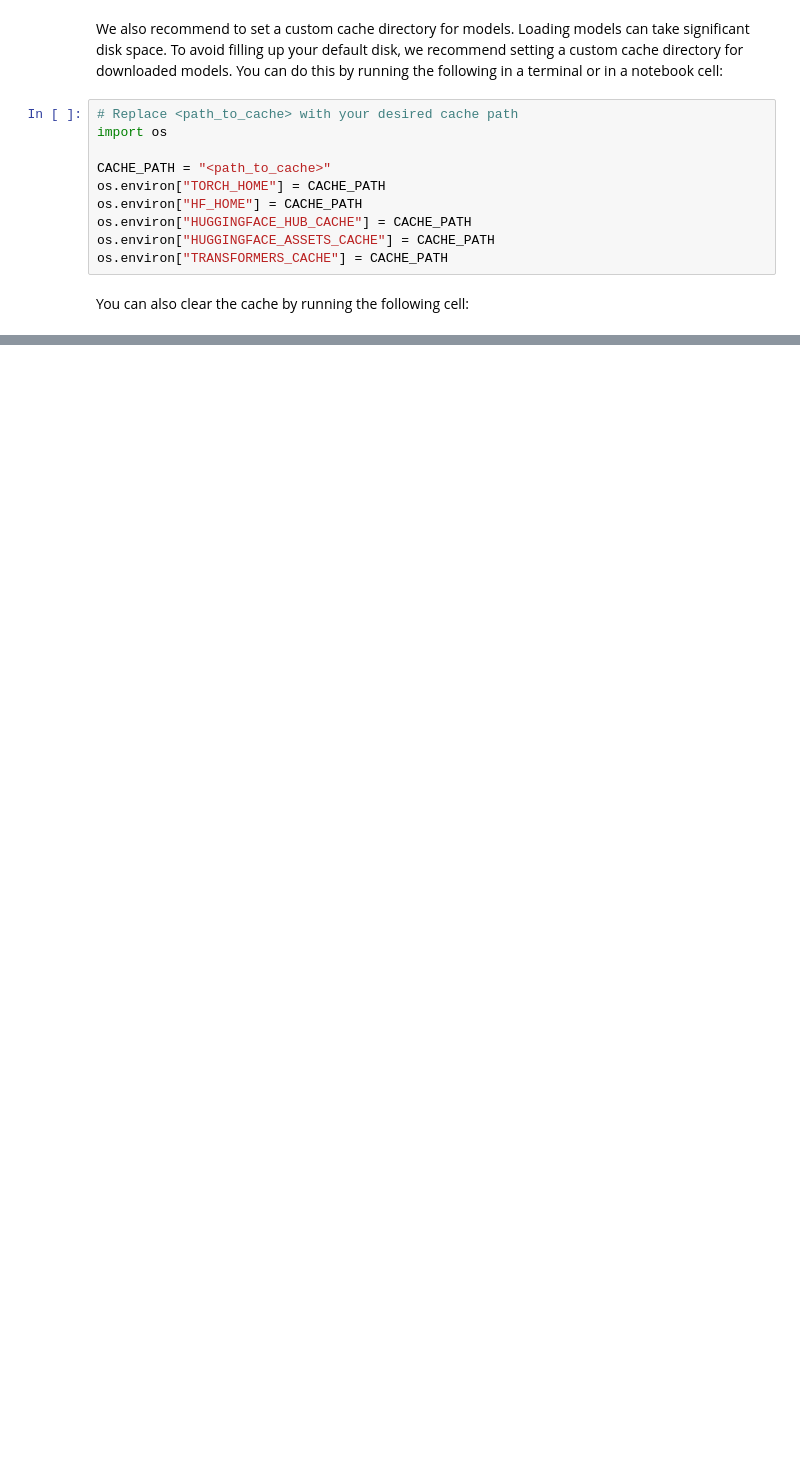
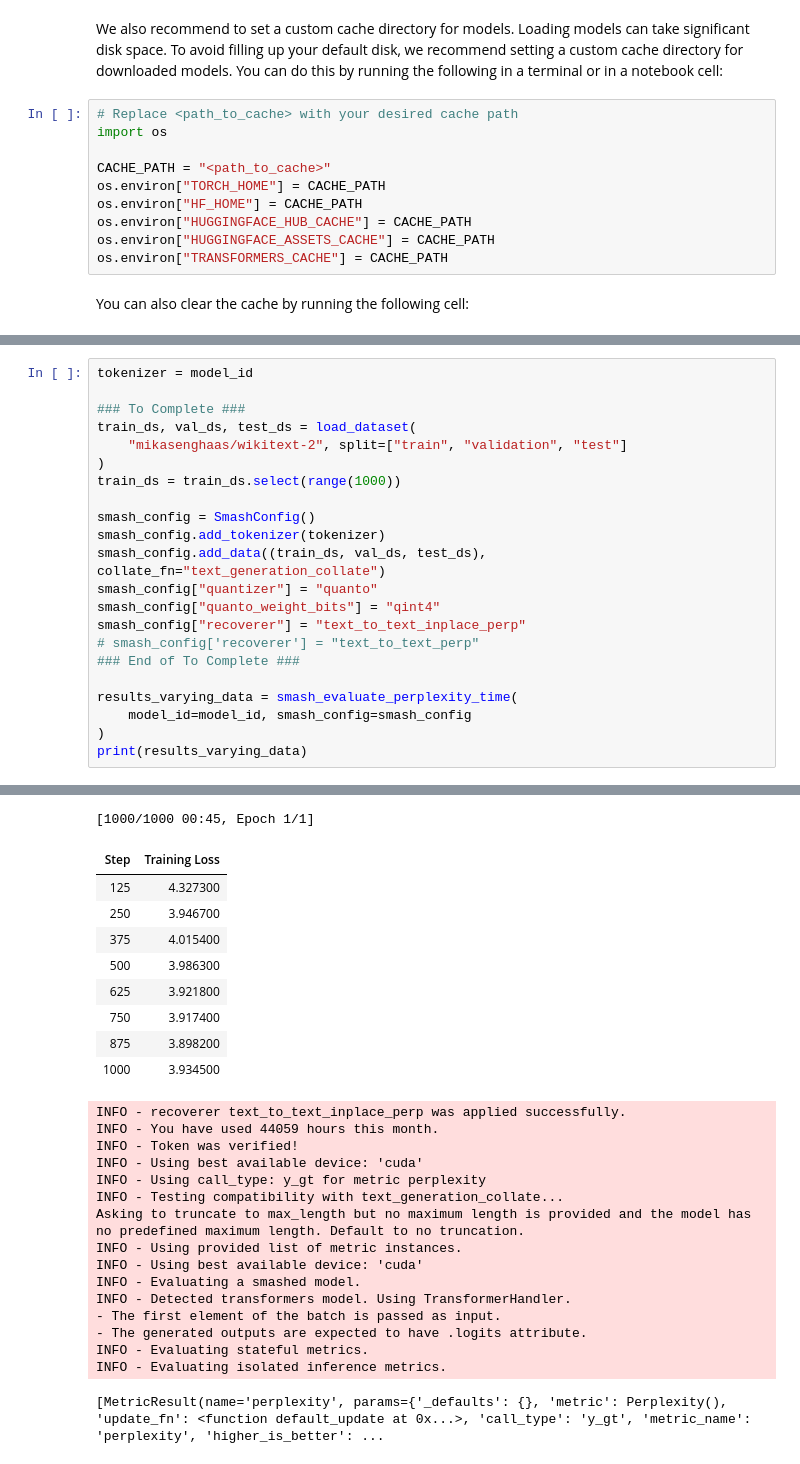
Before and after one commit to PrunaAI/ai-efficiency-courses, a Jupyter notebook: solutions/07-finetune_llm.ipynb, the cells around one changed output, grey strips where cells are left out. Cells and saved outputs as stored; diff of their text form; blank space fills up the shorter version.

```diff
--- a/solutions/07-finetune_llm.ipynb
+++ b/solutions/07-finetune_llm.ipynb
@@ -336,0 +289,23 @@ As a bonus, you can try applying the same PERP method across different model arc
+# %%
+tokenizer = model_id
+
+### To Complete ###
+train_ds, val_ds, test_ds = load_dataset(
+    "mikasenghaas/wikitext-2", split=["train", "validation", "test"]
+)
+train_ds = train_ds.select(range(1000))
+
+smash_config = SmashConfig()
+smash_config.add_tokenizer(tokenizer)
+smash_config.add_data((train_ds, val_ds, test_ds), collate_fn="text_generation_collate")
+smash_config["quantizer"] = "quanto"
+smash_config["quanto_weight_bits"] = "qint4"
+smash_config["recoverer"] = "text_to_text_inplace_perp"
+# smash_config['recoverer'] = "text_to_text_perp"
+### End of To Complete ###
+
+results_varying_data = smash_evaluate_perplexity_time(
+    model_id=model_id, smash_config=smash_config
+)
+print(results_varying_data)
+# %% [output]
@@ -336,0 +326,26 @@ As a bonus, you can try applying the same PERP method across different model arc
+[1000/1000 00:45, Epoch 1/1]
+| Step | Training Loss |
+| 125 | 4.327300 |
+| 250 | 3.946700 |
+| 375 | 4.015400 |
+| 500 | 3.986300 |
+| 625 | 3.921800 |
+| 750 | 3.917400 |
+| 875 | 3.898200 |
+| 1000 | 3.934500 |
+INFO - recoverer text_to_text_inplace_perp was applied successfully.
+INFO - You have used 44059 hours this month.
+INFO - Token was verified!
+INFO - Using best available device: 'cuda'
+INFO - Using call_type: y_gt for metric perplexity
+INFO - Testing compatibility with text_generation_collate...
+Asking to truncate to max_length but no maximum length is provided and the model has no predefined maximum length. Default to no truncation.
+INFO - Using provided list of metric instances.
+INFO - Using best available device: 'cuda'
+INFO - Evaluating a smashed model.
+INFO - Detected transformers model. Using TransformerHandler.
+- The first element of the batch is passed as input.
+- The generated outputs are expected to have .logits attribute.
+INFO - Evaluating stateful metrics.
+INFO - Evaluating isolated inference metrics.
+[MetricResult(name='perplexity', params={'_defaults': {}, 'metric': Perplexity(), 'update_fn': <function default_update at 0x...>, 'call_type': 'y_gt', 'metric_name': 'perplexity', 'higher_is_better': ...
```
Also changed, not shown: parts of 44 cells of this notebook.
